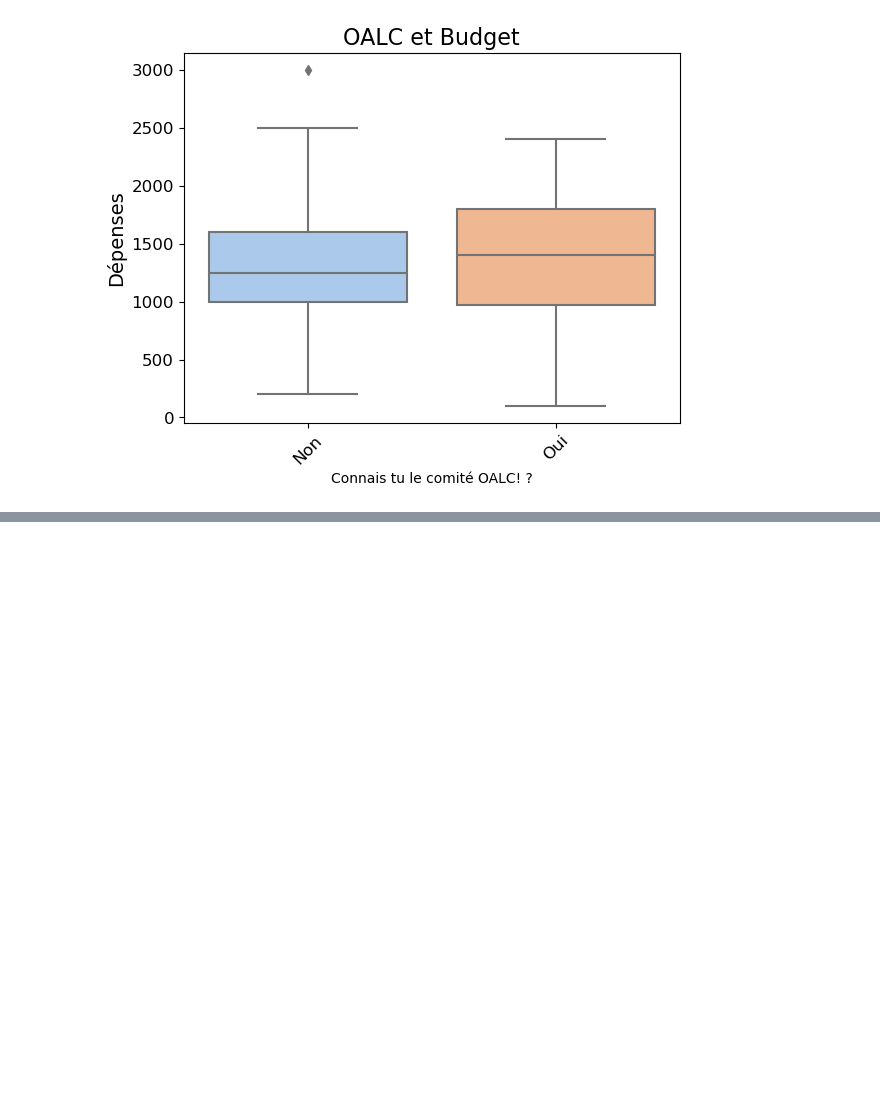
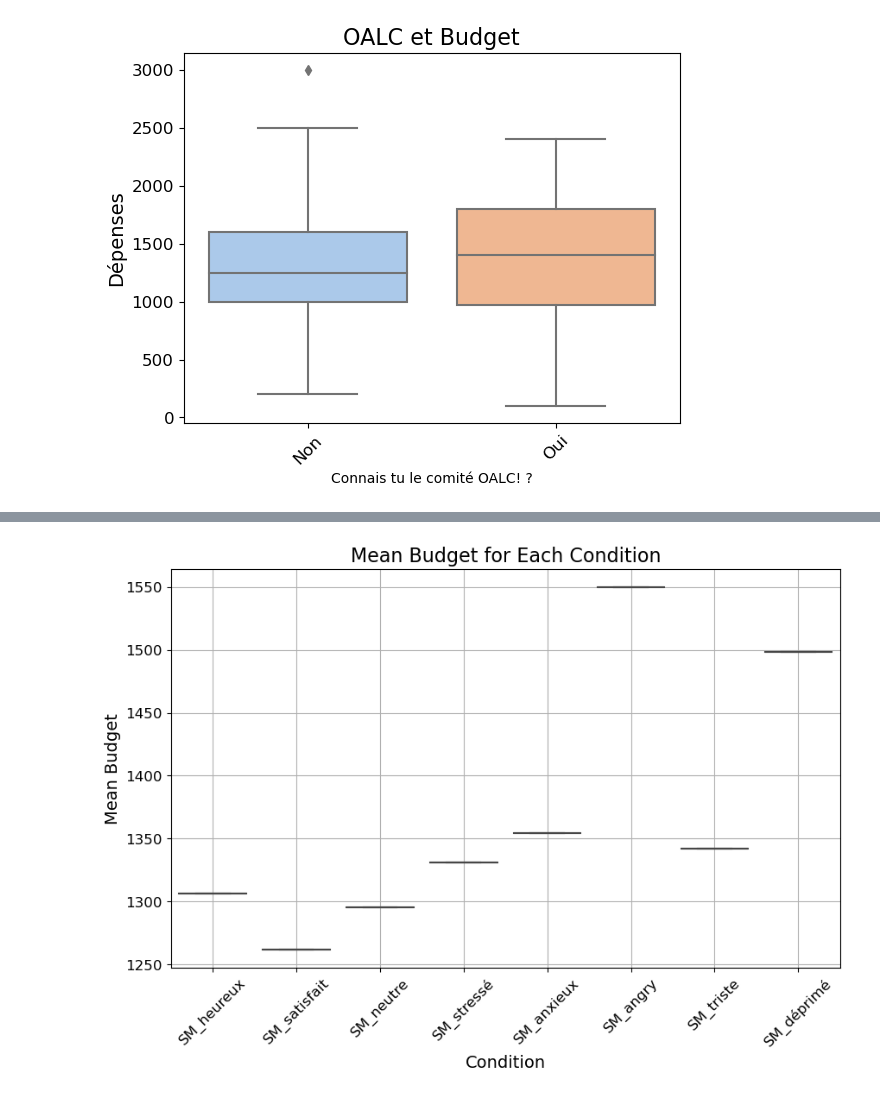
Before and after one commit to ClarissePierre/Precarite_Analyse, a Jupyter notebook: analyse.ipynb, the cells around one changed output, grey strips where cells are left out. Cells and saved outputs as stored; diff of their text form; code cells hidden in the pictures; blank space fills up the shorter version.

```diff
--- a/analyse.ipynb
+++ b/analyse.ipynb
@@ -1260,0 +1298,26 @@ plt.show()
+# %%
+# Budget et santé mentale
+SM_names= ['Heureux','Satisfait', 'Neutre', 'Stressé','Anxieux', 'En colère', 'Triste','Déprimé']
+mean_budgets = []
+
+
+conditions = ['SM_heureux', 'SM_satisfait', 'SM_neutre', 'SM_stressé', 'SM_anxieux', 'SM_angry', 'SM_triste','SM_déprimé']
+for condition in conditions:
+    mean_budget = data[data[condition] == 1]['Dépenses'].mean()
+    mean_budgets.append(mean_budget)
+
+# Create a DataFrame with condition and mean budget
+mean_budget_df = pd.DataFrame({'Condition': conditions, 'Mean_Budget': mean_budgets})
+
+# Create boxplot
+plt.figure(figsize=(10, 6))
+sns.boxplot(x='Condition', y='Mean_Budget', data=mean_budget_df)
+plt.xlabel('Condition', fontsize=14)
+plt.ylabel('Mean Budget', fontsize=14)
+plt.title('Mean Budget for Each Condition', fontsize=16)
+plt.xticks(fontsize=12, rotation=45,)
+plt.yticks(fontsize=12)
+plt.grid(True)
+plt.show()
+# %% [output]
+[figure, added]
```
Also changed, not shown: parts of 6 cells of this notebook.
